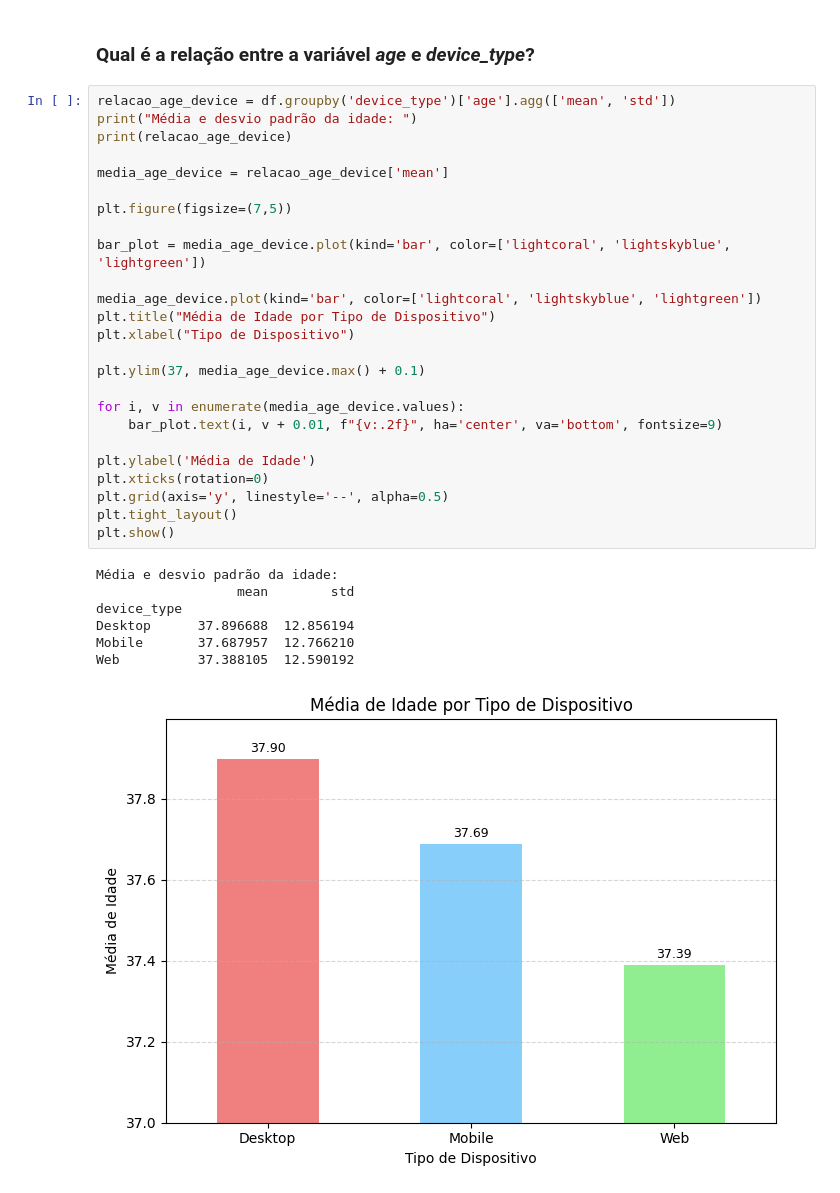
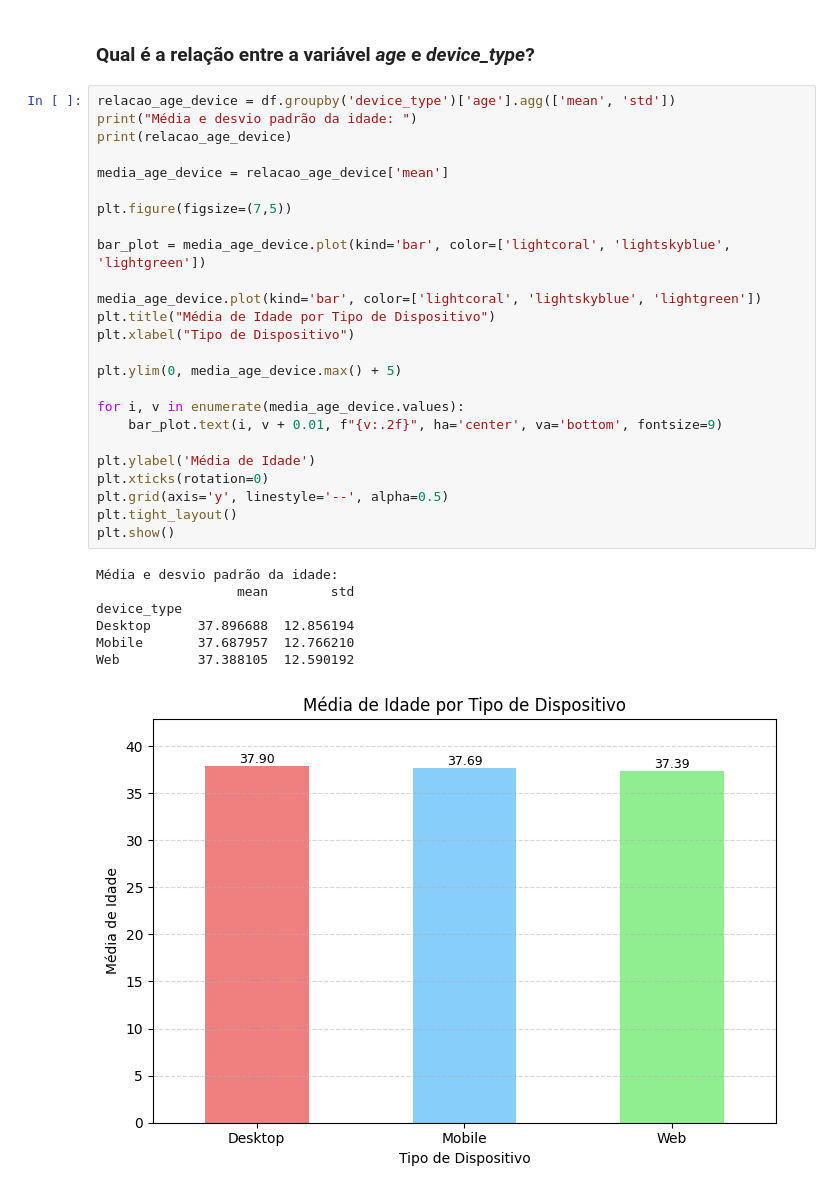
Before and after one commit to saralvra/A3---An-lise-de-Dados-e-Big-Data---2025, a Jupyter notebook: Spotify/trabalho_a3.ipynb, the cells around one changed output. Drawn from its saved outputs; the diff is of its cells as text.

```diff
--- a/Spotify/trabalho_a3.ipynb
+++ b/Spotify/trabalho_a3.ipynb
@@ -178,32 +185,32 @@ Name: age, dtype: float64
 relacao_age_device = df.groupby('device_type')['age'].agg(['mean', 'std'])
 print("Média e desvio padrão da idade: ")
 print(relacao_age_device)
 
 media_age_device = relacao_age_device['mean']
 
 plt.figure(figsize=(7,5))
 
 bar_plot = media_age_device.plot(kind='bar', color=['lightcoral', 'lightskyblue', 'lightgreen'])
 
 media_age_device.plot(kind='bar', color=['lightcoral', 'lightskyblue', 'lightgreen'])
 plt.title("Média de Idade por Tipo de Dispositivo")
 plt.xlabel("Tipo de Dispositivo")
 
-plt.ylim(37, media_age_device.max() + 0.1)
+plt.ylim(0, media_age_device.max() + 5)
 
 for i, v in enumerate(media_age_device.values):
     bar_plot.text(i, v + 0.01, f"{v:.2f}", ha='center', va='bottom', fontsize=9)
 
 plt.ylabel('Média de Idade')
 plt.xticks(rotation=0)
 plt.grid(axis='y', linestyle='--', alpha=0.5)
 plt.tight_layout()
 plt.show()
 # %% [output]
 Média e desvio padrão da idade:
                   mean        std
 device_type
 Desktop      37.896688  12.856194
 Mobile       37.687957  12.766210
 Web          37.388105  12.590192
-[figure, old version]
+[figure, new version]
```
Also changed, not shown: parts of 1 cell of this notebook.
